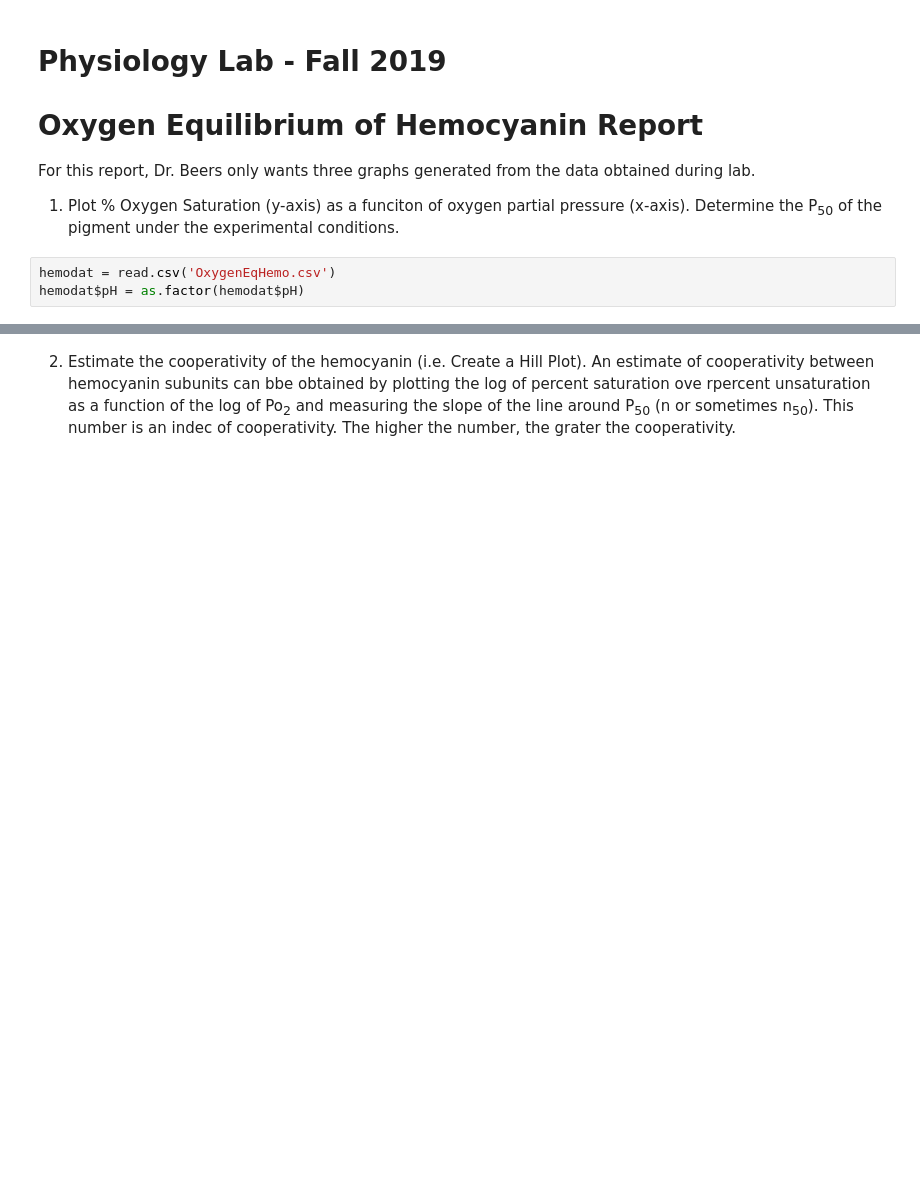
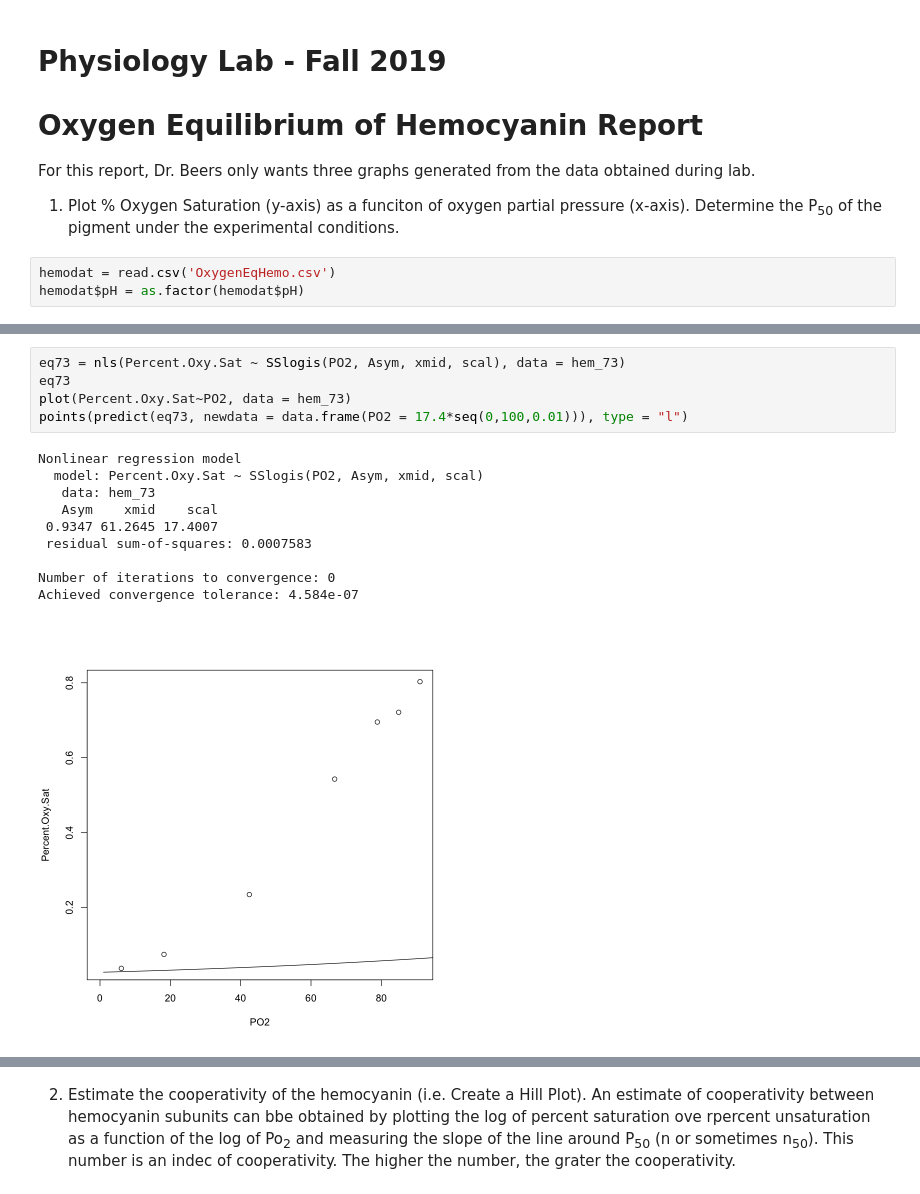
Before and after one commit to andrew2165/biometry_notebooks, a Jupyter notebook: OxygenEqOfHemocyanin.ipynb, the cells around one changed output, grey strips where cells are left out. Drawn from its saved outputs; the diff is of its cells as text; blank space fills up the shorter version.

```diff
--- a/OxygenEqOfHemocyanin.ipynb
+++ b/OxygenEqOfHemocyanin.ipynb
@@ -426,0 +49,16 @@ Warning message:
+# %%
+eq73 = nls(Percent.Oxy.Sat ~ SSlogis(PO2, Asym, xmid, scal), data = hem_73)
+eq73
+plot(Percent.Oxy.Sat~PO2, data = hem_73)
+points(predict(eq73, newdata = data.frame(PO2 = 17.4*seq(0,100,0.01))), type = "l")
+# %% [output]
+Nonlinear regression model
+  model: Percent.Oxy.Sat ~ SSlogis(PO2, Asym, xmid, scal)
+   data: hem_73
+   Asym    xmid    scal
+ 0.9347 61.2645 17.4007
+ residual sum-of-squares: 0.0007583
+
+Number of iterations to convergence: 0
+Achieved convergence tolerance: 4.584e-07
+[figure, added]
```
Also changed, not shown: parts of 11 cells of this notebook.
